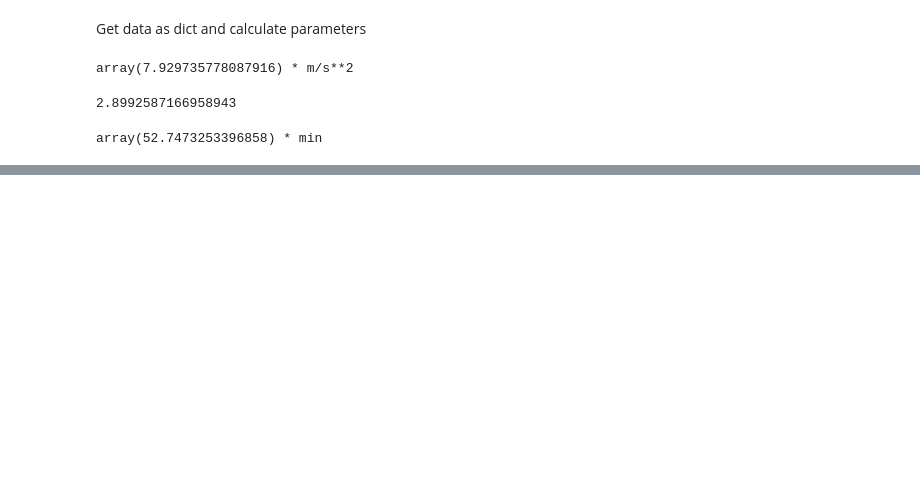
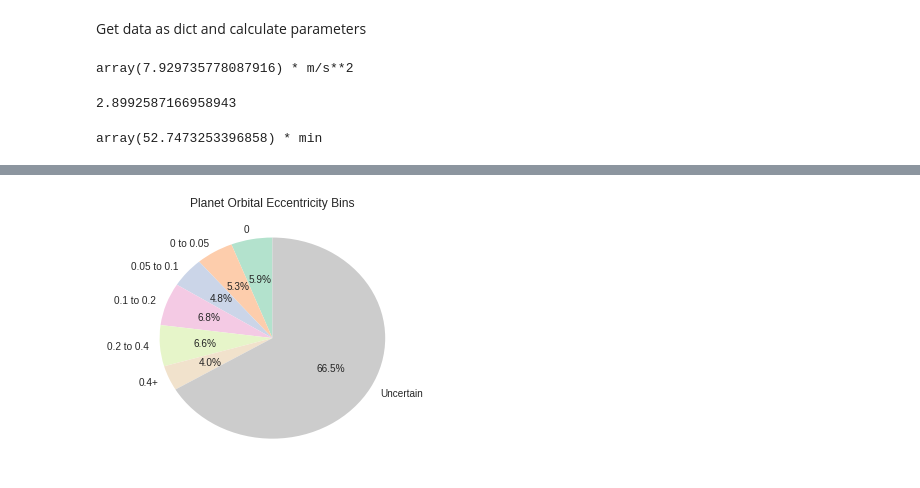
Before and after one commit to PedrazaCodeWorks/OpenAstro, a Jupyter notebook: api.ipynb, the cells around one changed output, grey strips where cells are left out. Cells and saved outputs as stored; diff of their text form; code cells hidden in the pictures; blank space fills up the shorter version.

```diff
--- a/api.ipynb
+++ b/api.ipynb
@@ -89,0 +102,5 @@ array(52.7473253396858) * min
+# %%
+exodata.plots.DataPerParameterBin(exocat.planets, 'e',
+(0, 0, 0.05, 0.1, 0.2, 0.4, float('inf'))).plotPieChart()
+# %% [output]
+[figure, added]
```
Also changed, not shown: parts of 10 cells of this notebook, 3 other files.
